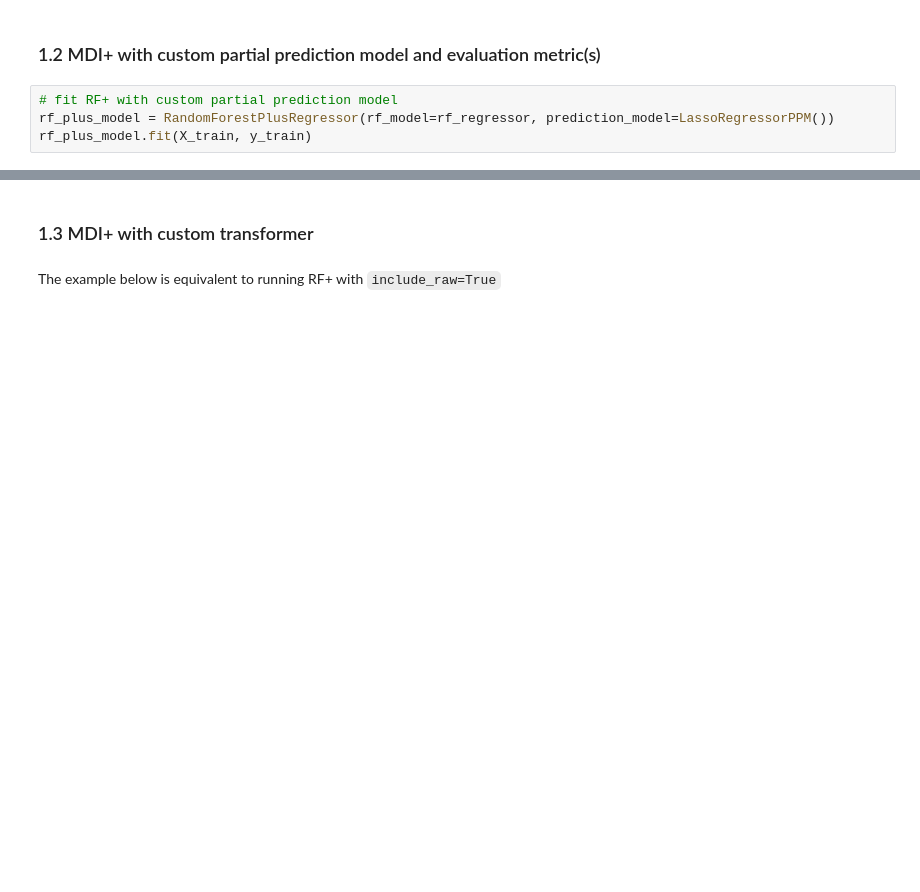
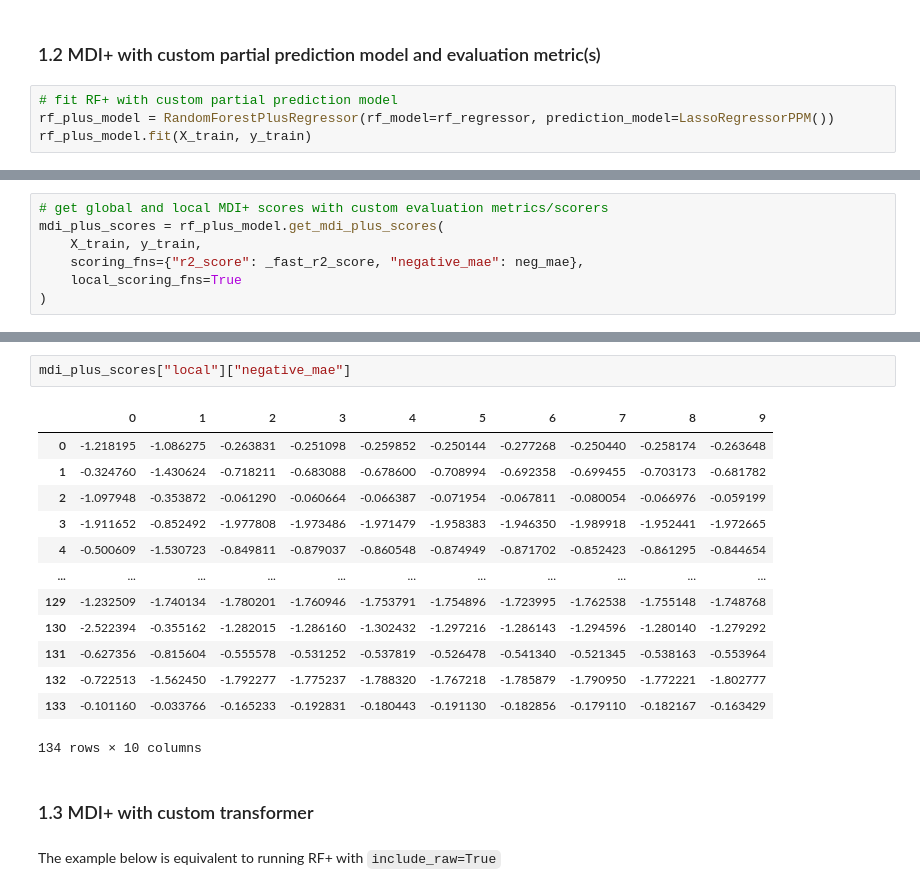
Before and after one commit to csinva/imodels, a Jupyter notebook: notebooks/mdi_plus_demo.ipynb, the cells around one changed output, grey strips where cells are left out. Cells and saved outputs as stored; diff of their text form; blank space fills up the shorter version.

```diff
--- a/notebooks/mdi_plus_demo.ipynb
+++ b/notebooks/mdi_plus_demo.ipynb
@@ -83,0 +138,7 @@ mdi_plus_scores.sort_values("r2_score", ascending=False)
+# %%
+# get global and local MDI+ scores with custom evaluation metrics/scorers
+mdi_plus_scores = rf_plus_model.get_mdi_plus_scores(
+    X_train, y_train,
+    scoring_fns={"r2_score": _fast_r2_score, "negative_mae": neg_mae},
+    local_scoring_fns=True
+)
@@ -84,3 +159,19 @@ mdi_plus_scores.sort_values("r2_score", ascending=False)
+# %%
+mdi_plus_scores["local"]["negative_mae"]
+# %% [output]
+|  | 0 | 1 | 2 | 3 | 4 | 5 | 6 | 7 | 8 | 9 |
+| 0 | -1.218195 | -1.086275 | -0.263831 | -0.251098 | -0.259852 | -0.250144 | -0.277268 | -0.250440 | -0.258174 | -0.263648 |
+| 1 | -0.324760 | -1.430624 | -0.718211 | -0.683088 | -0.678600 | -0.708994 | -0.692358 | -0.699455 | -0.703173 | -0.681782 |
+| 2 | -1.097948 | -0.353872 | -0.061290 | -0.060664 | -0.066387 | -0.071954 | -0.067811 | -0.080054 | -0.066976 | -0.059199 |
+| 3 | -1.911652 | -0.852492 | -1.977808 | -1.973486 | -1.971479 | -1.958383 | -1.946350 | -1.989918 | -1.952441 | -1.972665 |
+| 4 | -0.500609 | -1.530723 | -0.849811 | -0.879037 | -0.860548 | -0.874949 | -0.871702 | -0.852423 | -0.861295 | -0.844654 |
+| ... | ... | ... | ... | ... | ... | ... | ... | ... | ... | ... |
+| 129 | -1.232509 | -1.740134 | -1.780201 | -1.760946 | -1.753791 | -1.754896 | -1.723995 | -1.762538 | -1.755148 | -1.748768 |
+| 130 | -2.522394 | -0.355162 | -1.282015 | -1.286160 | -1.302432 | -1.297216 | -1.286143 | -1.294596 | -1.280140 | -1.279292 |
+| 131 | -0.627356 | -0.815604 | -0.555578 | -0.531252 | -0.537819 | -0.526478 | -0.541340 | -0.521345 | -0.538163 | -0.553964 |
+| 132 | -0.722513 | -1.562450 | -1.792277 | -1.775237 | -1.788320 | -1.767218 | -1.785879 | -1.790950 | -1.772221 | -1.802777 |
+| 133 | -0.101160 | -0.033766 | -0.165233 | -0.192831 | -0.180443 | -0.191130 | -0.182856 | -0.179110 | -0.182167 | -0.163429 |
+134 rows × 10 columns
 # %% [markdown]
 ### 1.3 MDI+ with custom transformer
 # %% [markdown]
```
Also changed, not shown: parts of 22 cells of this notebook, 2 other files.
